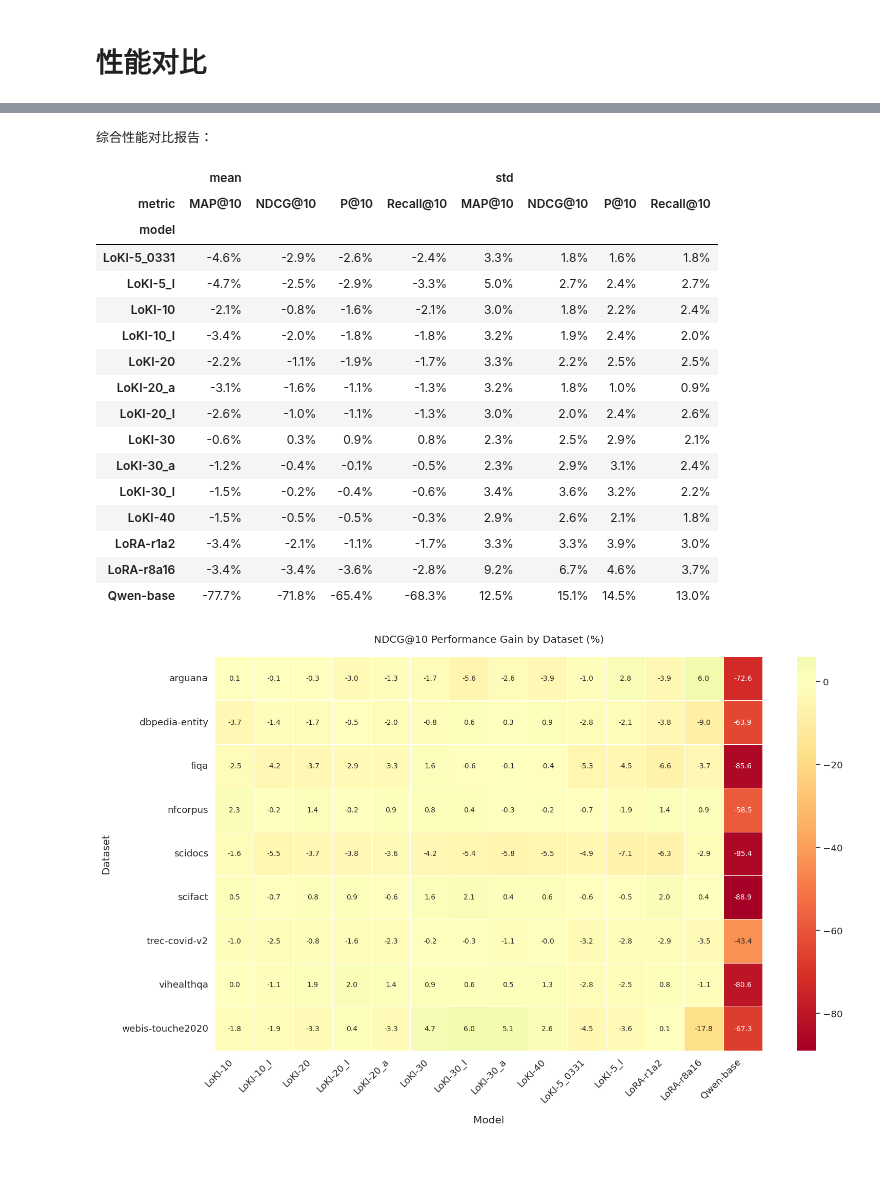
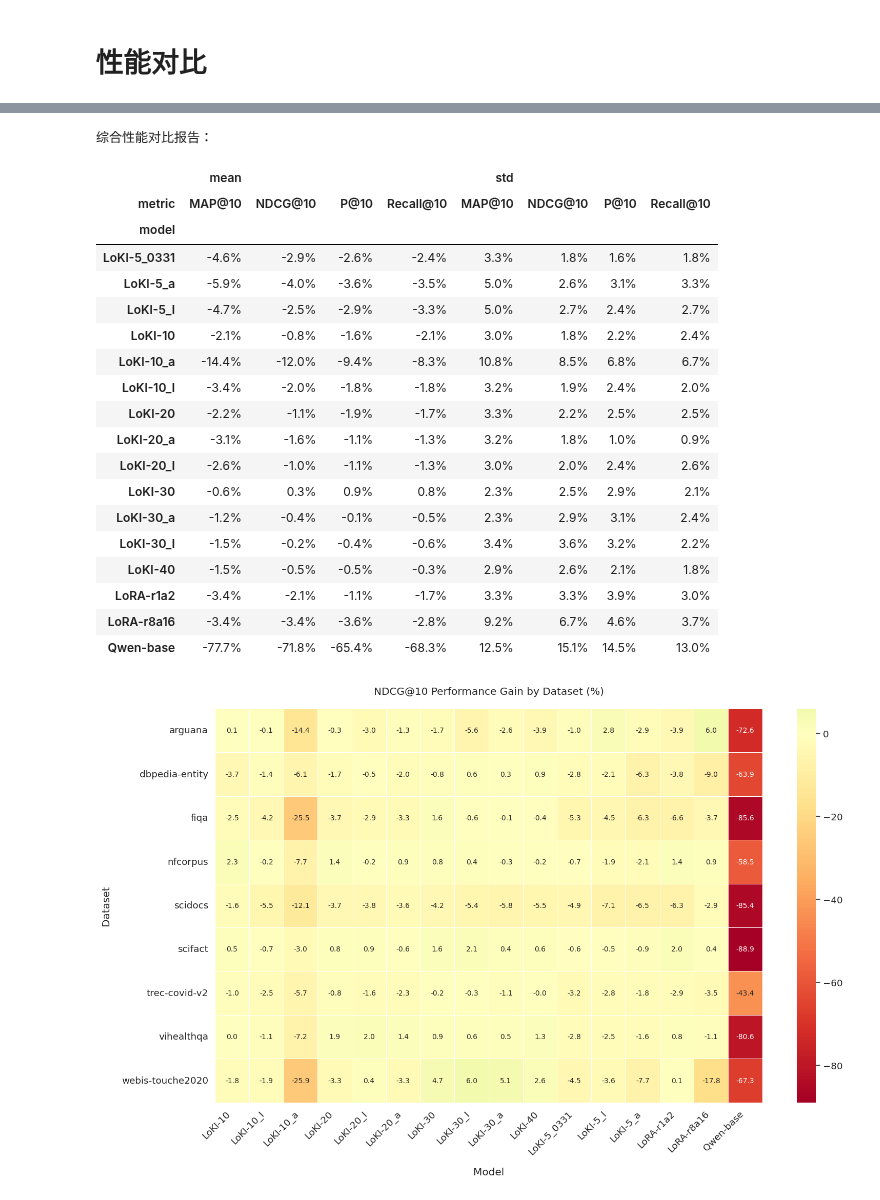
Before and after one commit to Nexround/ftg, a Jupyter notebook: evaluate/bier.ipynb, the cells around one changed output, grey strips where cells are left out. Saved outputs shown, nothing was run; the diff lists cells and outputs as text; code cells hidden in the pictures; blank space fills up the shorter version.

```diff
--- a/evaluate/bier.ipynb
+++ b/evaluate/bier.ipynb
@@ -207,10 +207,13 @@ BASELINE_MODEL = "lightblue/lb-reranker-0.5B-v1.0"
 model_name_map = {
     # "loki_reranker_qwen2_5-0-5b-5": "LoKI-5",
     "loki_reranker_qwen2_5-0-5b-5_0331_real": "LoKI-5_0331",
+    "loki_5_a": "LoKI-5_a",
     "loki_reranker_qwen2_5-0-5b-5_invert": "LoKI-5_I",
     "loki_reranker_qwen2_5-0-5b-10": "LoKI-10",
+    "loki_10_a": "LoKI-10_a",
     "loki_reranker_qwen2_5-0-5b-10_invert_real": "LoKI-10_I",
     "loki_reranker_qwen2_5-0-5b-20_real": "LoKI-20",
+    "loki_20_20steps": "LoKI-20",
     "loki_reranker_qwen2_5-0-5b-20_averaged": "LoKI-20_a",
     "loki_reranker_qwen2_5-0-5b-20_invert_real": "LoKI-20_I",
     "loki_reranker_qwen2_5-0-5b-30": "LoKI-30",
@@ -382,22 +385,24 @@ The `errwidth` parameter is deprecated. And will be removed in v0.15.0. Pass `er
 综合性能对比报告：
 |  | mean |  |  |  | std |  |  |  |
 | metric | MAP@10 | NDCG@10 | P@10 | Recall@10 | MAP@10 | NDCG@10 | P@10 | Recall@10 |
 | model |  |  |  |  |  |  |  |  |
 | LoKI-5_0331 | -4.6% | -2.9% | -2.6% | -2.4% | 3.3% | 1.8% | 1.6% | 1.8% |
+| LoKI-5_a | -5.9% | -4.0% | -3.6% | -3.5% | 5.0% | 2.6% | 3.1% | 3.3% |
 | LoKI-5_I | -4.7% | -2.5% | -2.9% | -3.3% | 5.0% | 2.7% | 2.4% | 2.7% |
 | LoKI-10 | -2.1% | -0.8% | -1.6% | -2.1% | 3.0% | 1.8% | 2.2% | 2.4% |
+| LoKI-10_a | -14.4% | -12.0% | -9.4% | -8.3% | 10.8% | 8.5% | 6.8% | 6.7% |
 | LoKI-10_I | -3.4% | -2.0% | -1.8% | -1.8% | 3.2% | 1.9% | 2.4% | 2.0% |
 | LoKI-20 | -2.2% | -1.1% | -1.9% | -1.7% | 3.3% | 2.2% | 2.5% | 2.5% |
 | LoKI-20_a | -3.1% | -1.6% | -1.1% | -1.3% | 3.2% | 1.8% | 1.0% | 0.9% |
 | LoKI-20_I | -2.6% | -1.0% | -1.1% | -1.3% | 3.0% | 2.0% | 2.4% | 2.6% |
 | LoKI-30 | -0.6% | 0.3% | 0.9% | 0.8% | 2.3% | 2.5% | 2.9% | 2.1% |
 | LoKI-30_a | -1.2% | -0.4% | -0.1% | -0.5% | 2.3% | 2.9% | 3.1% | 2.4% |
 | LoKI-30_I | -1.5% | -0.2% | -0.4% | -0.6% | 3.4% | 3.6% | 3.2% | 2.2% |
 | LoKI-40 | -1.5% | -0.5% | -0.5% | -0.3% | 2.9% | 2.6% | 2.1% | 1.8% |
 | LoRA-r1a2 | -3.4% | -2.1% | -1.1% | -1.7% | 3.3% | 3.3% | 3.9% | 3.0% |
 | LoRA-r8a16 | -3.4% | -3.4% | -3.6% | -2.8% | 9.2% | 6.7% | 4.6% | 3.7% |
 | Qwen-base | -77.7% | -71.8% | -65.4% | -68.3% | 12.5% | 15.1% | 14.5% | 13.0% |
-[figure, old version]
+[figure, new version]
 # %%
 # 不同k值的对比分析
 for k in [1, 5, 10, 100]:
```
Also changed, not shown: parts of 2 cells of this notebook, 10 other files.
